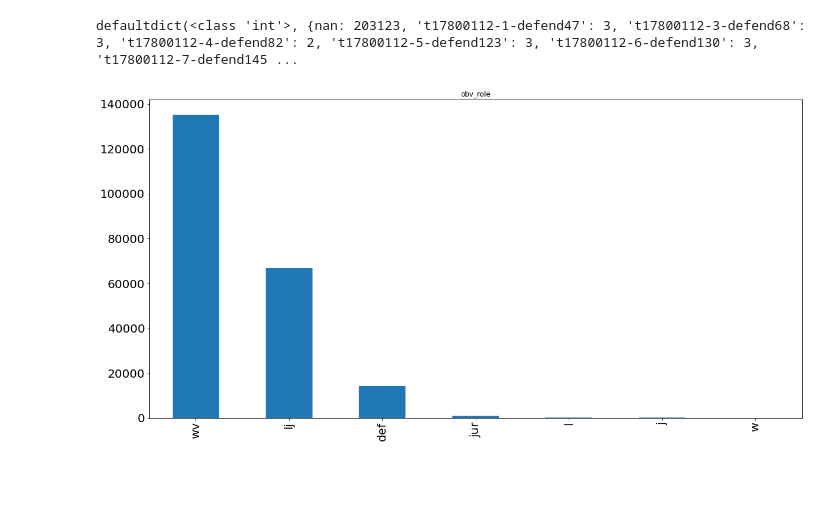
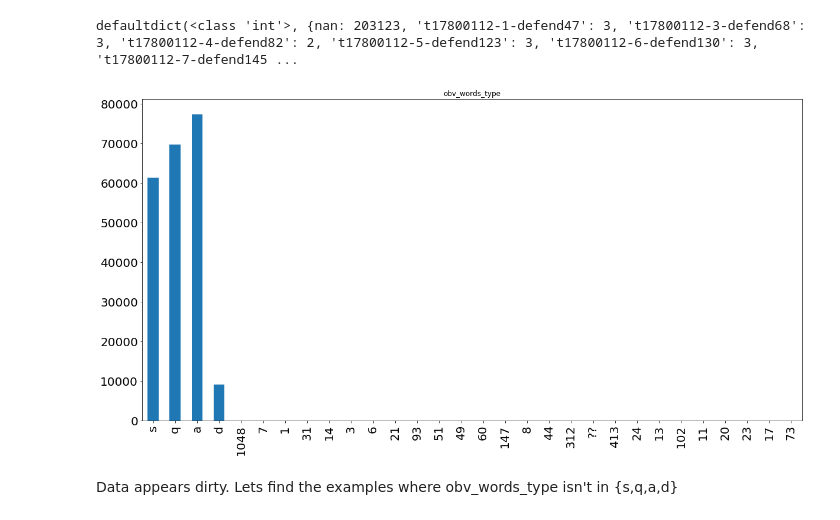
Before and after one commit to julieweeds/oldbailey-corpling, a Jupyter notebook: notebooks/words.ipynb, the cells around one changed output. Cells and saved outputs as stored; diff of their text form; code cells hidden in the pictures; blank space fills up the shorter version.

```diff
--- a/notebooks/words.ipynb
+++ b/notebooks/words.ipynb
@@ -88,6 +99,8 @@ def histogram_values(heading="",column=1):
     else:
         print("No counts stored for "+heading)
 # %%
-histogram_values(heading='obv_role')
+histogram_values(heading='obv_words_type')
 # %% [output]
-[figure, old version]
+[figure, new version]
+# %% [markdown]
+Data appears dirty.  Lets find the examples where obv_words_type isn't in {s,q,a,d}
```
Also changed, not shown: parts of 80 cells of this notebook, 12 other files.
